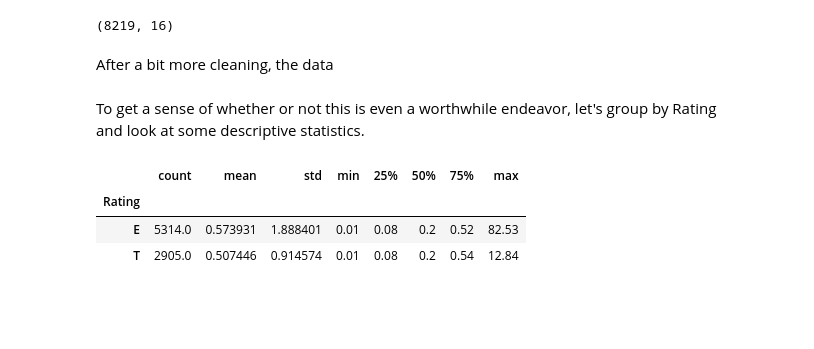
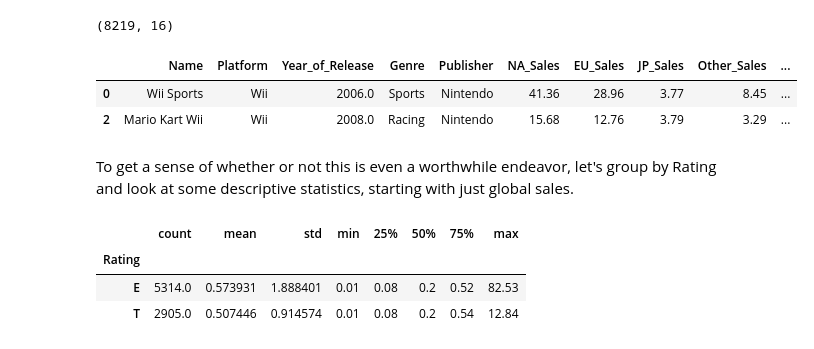
Before and after one commit to micsab/thinkful_files, a Jupyter notebook: unit_1/capstone/Game Ratings.ipynb, the cells around one changed output. Saved outputs shown, nothing was run; the diff lists cells and outputs as text; code cells hidden in the pictures; blank space fills up the shorter version.

```diff
--- a/unit_1/capstone/Game Ratings.ipynb
+++ b/unit_1/capstone/Game Ratings.ipynb
@@ -51,10 +55,14 @@ games = games[games['Year_of_Release'].notnull()]
 games.shape
 # %% [output]
 (8219, 16)
-# %% [markdown]
-After a bit more cleaning, the data
+# %%
+games.head(2)
+# %% [output]
+|  | Name | Platform | Year_of_Release | Genre | Publisher | NA_Sales | EU_Sales | JP_Sales | Other_Sales | ... |
+| 0 | Wii Sports | Wii | 2006.0 | Sports | Nintendo | 41.36 | 28.96 | 3.77 | 8.45 | ... |
+| 2 | Mario Kart Wii | Wii | 2008.0 | Racing | Nintendo | 15.68 | 12.76 | 3.79 | 3.29 | ... |
 # %% [markdown]
-To get a sense of whether or not this is even a worthwhile endeavor, let's group by Rating and look at some descriptive statistics.
+To get a sense of whether or not this is even a worthwhile endeavor, let's group by Rating and look at some descriptive statistics, starting with just global sales.
 # %%
 rate_games = games.groupby('Rating')
 rate_sales = rate_games['Global_Sales']
```
Also changed, not shown: parts of 15 cells of this notebook.
